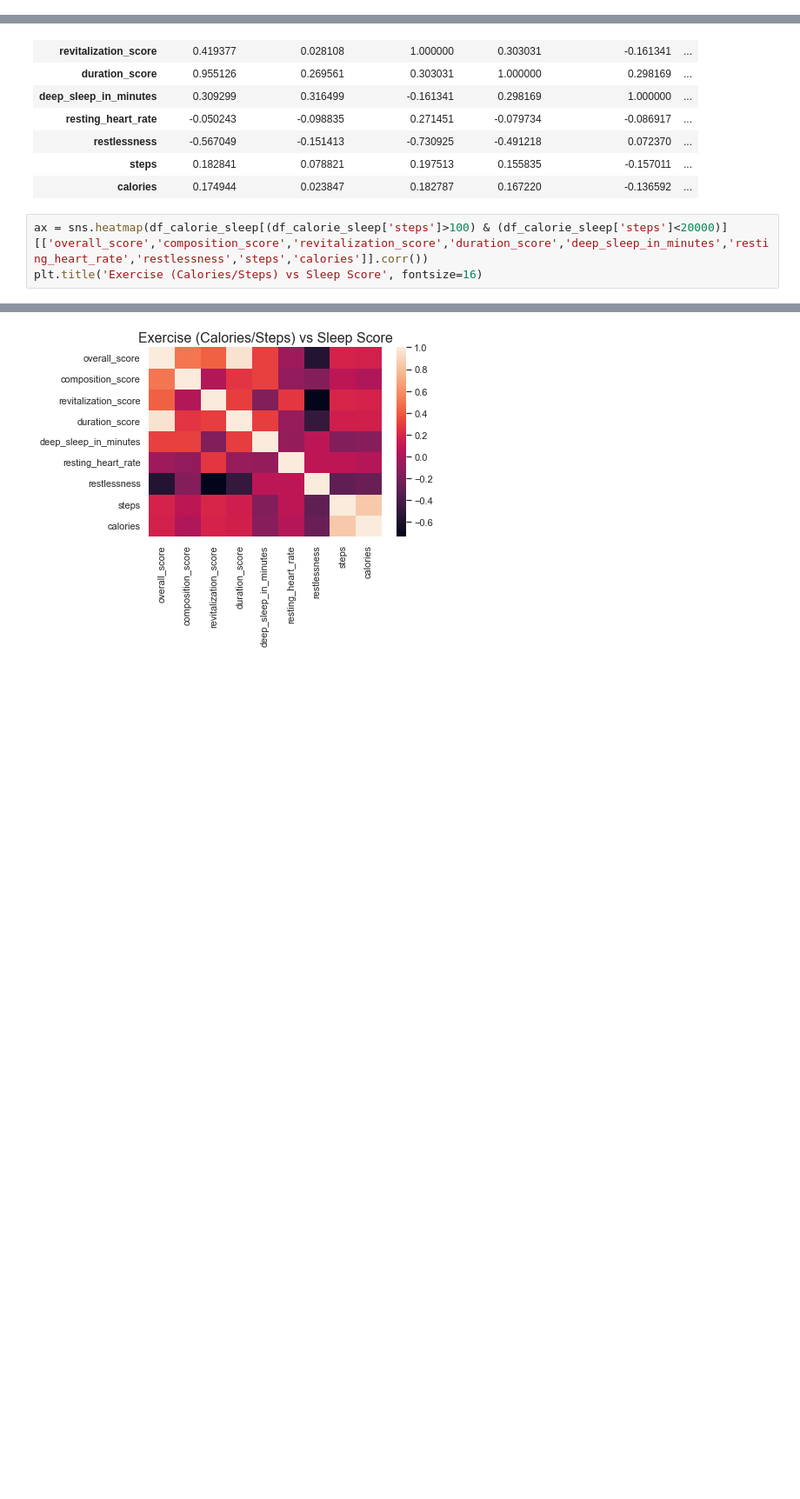
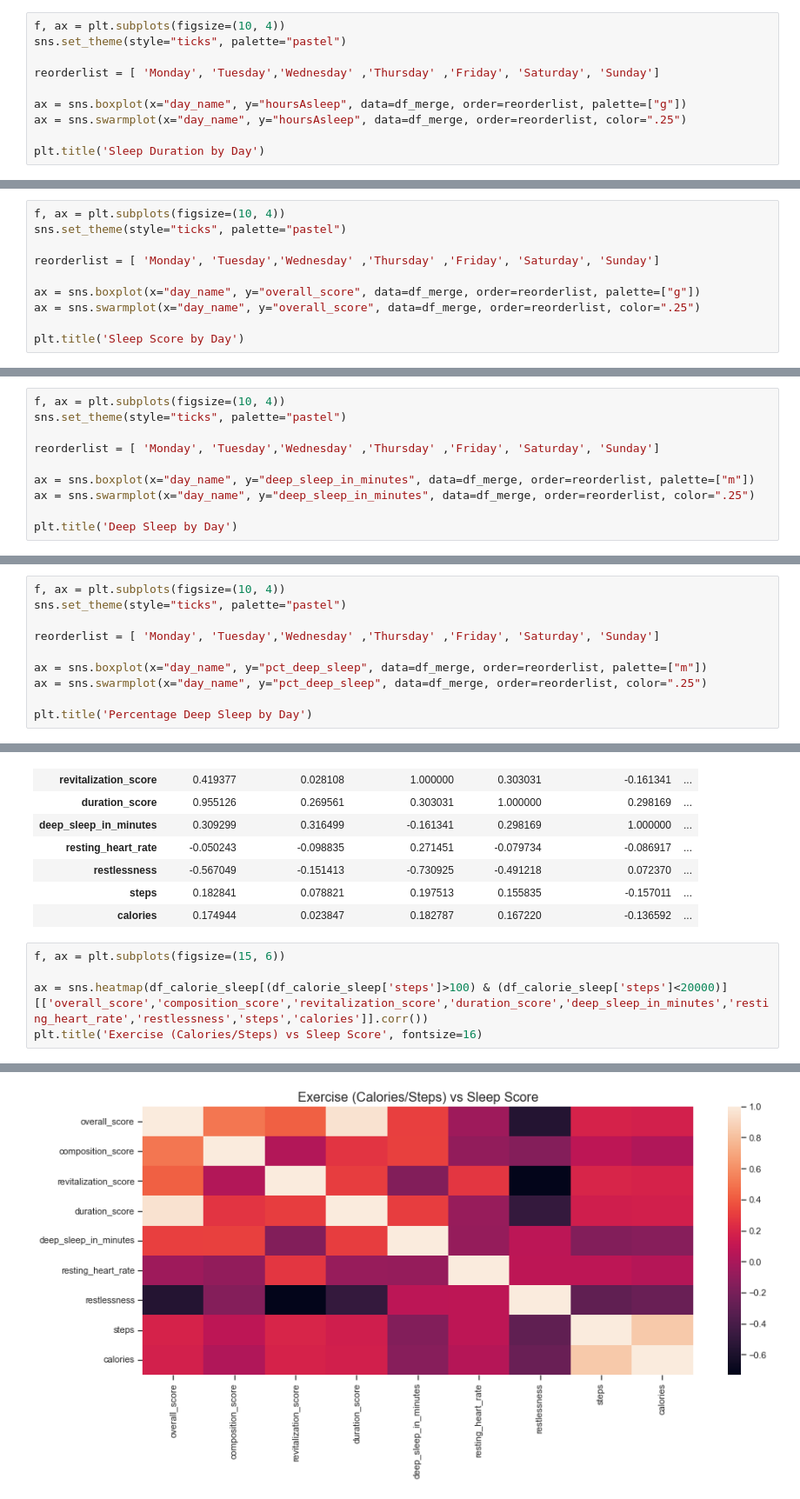
Before and after one commit to oliviatan29/fitbit-data-analysis, a Jupyter notebook: Fitbit Data Analysis.ipynb, the cells around one changed output, grey strips where cells are left out. Shown at 87% size. Saved outputs shown, nothing was run; the diff lists cells and outputs as text; blank space fills up the shorter version.

```diff
--- a/Fitbit Data Analysis.ipynb
+++ b/Fitbit Data Analysis.ipynb
@@ -636,0 +644,10 @@ df_merge
+# %%
+f, ax = plt.subplots(figsize=(10, 4))
+sns.set_theme(style="ticks", palette="pastel")
+
+reorderlist = [ 'Monday', 'Tuesday','Wednesday' ,'Thursday' ,'Friday', 'Saturday', 'Sunday']
+
+ax = sns.boxplot(x="day_name", y="hoursAsleep", data=df_merge, order=reorderlist, palette=["g"])
+ax = sns.swarmplot(x="day_name", y="hoursAsleep", data=df_merge, order=reorderlist, color=".25")
+
+plt.title('Sleep Duration by Day')
@@ -636,0 +657,10 @@ df_merge
+# %%
+f, ax = plt.subplots(figsize=(10, 4))
+sns.set_theme(style="ticks", palette="pastel")
+
+reorderlist = [ 'Monday', 'Tuesday','Wednesday' ,'Thursday' ,'Friday', 'Saturday', 'Sunday']
+
+ax = sns.boxplot(x="day_name", y="overall_score", data=df_merge, order=reorderlist, palette=["g"])
+ax = sns.swarmplot(x="day_name", y="overall_score", data=df_merge, order=reorderlist, color=".25")
+
+plt.title('Sleep Score by Day')
@@ -636,0 +670,10 @@ df_merge
+# %%
+f, ax = plt.subplots(figsize=(10, 4))
+sns.set_theme(style="ticks", palette="pastel")
+
+reorderlist = [ 'Monday', 'Tuesday','Wednesday' ,'Thursday' ,'Friday', 'Saturday', 'Sunday']
+
+ax = sns.boxplot(x="day_name", y="deep_sleep_in_minutes", data=df_merge, order=reorderlist, palette=["m"])
+ax = sns.swarmplot(x="day_name", y="deep_sleep_in_minutes", data=df_merge, order=reorderlist, color=".25")
+
+plt.title('Deep Sleep by Day')
@@ -636,0 +683,10 @@ df_merge
+# %%
+f, ax = plt.subplots(figsize=(10, 4))
+sns.set_theme(style="ticks", palette="pastel")
+
+reorderlist = [ 'Monday', 'Tuesday','Wednesday' ,'Thursday' ,'Friday', 'Saturday', 'Sunday']
+
+ax = sns.boxplot(x="day_name", y="pct_deep_sleep", data=df_merge, order=reorderlist, palette=["m"])
+ax = sns.swarmplot(x="day_name", y="pct_deep_sleep", data=df_merge, order=reorderlist, color=".25")
+
+plt.title('Percentage Deep Sleep by Day')
@@ -719,8 +792,10 @@ df_calorie_sleep[(df_calorie_sleep['steps']>100) & (df_calorie_sleep['steps']<20
 | steps | 0.182841 | 0.078821 | 0.197513 | 0.155835 | -0.157011 | ... |
 | calories | 0.174944 | 0.023847 | 0.182787 | 0.167220 | -0.136592 | ... |
 # %%
+f, ax = plt.subplots(figsize=(15, 6))
+
 ax = sns.heatmap(df_calorie_sleep[(df_calorie_sleep['steps']>100) & (df_calorie_sleep['steps']<20000)][['overall_score','composition_score','revitalization_score','duration_score','deep_sleep_in_minutes','resting_heart_rate','restlessness','steps','calories']].corr())
 plt.title('Exercise (Calories/Steps) vs Sleep Score', fontsize=16)
 # %% [output]
 Text(0.5, 1.0, 'Exercise (Calories/Steps) vs Sleep Score')
-[figure, old version]
+[figure, new version]
```
Also changed, not shown: parts of 18 cells of this notebook.
